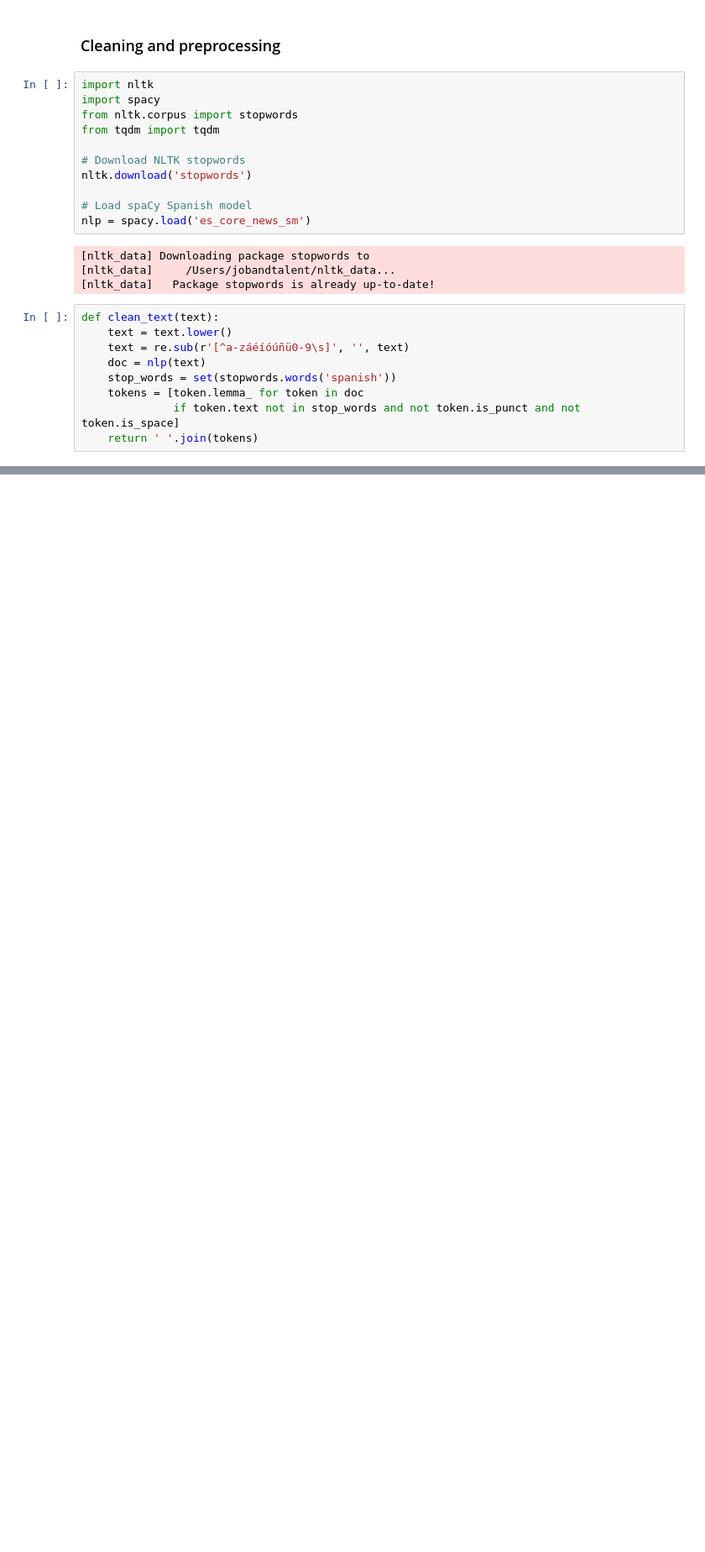
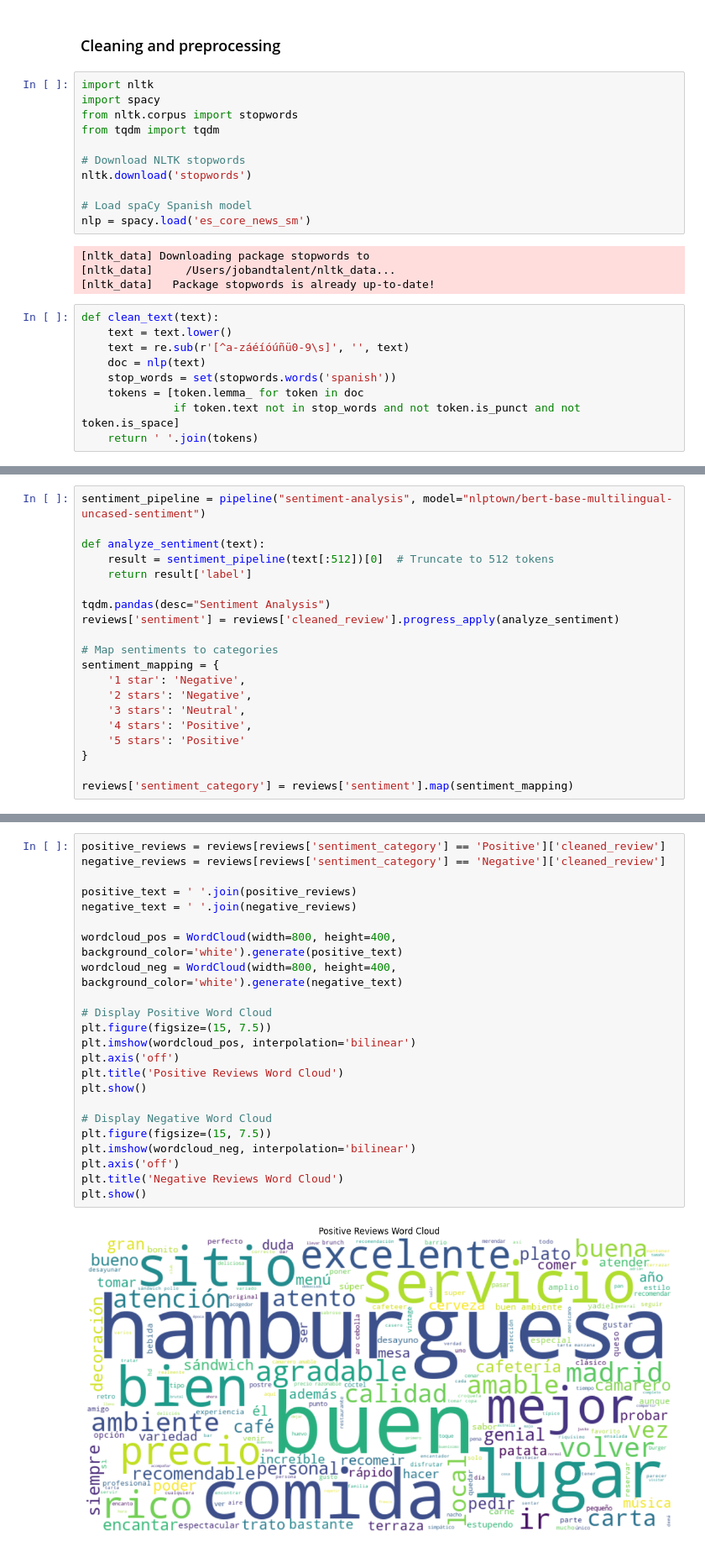
Before and after one commit to EAlmazanG/sensentiment-analysis-reviews, a Jupyter notebook: notebooks/sentiment_analysis.ipynb, the cells around one changed output, grey strips where cells are left out. Shown at 84% size. Drawn from its saved outputs; the diff is of its cells as text; blank space fills up the shorter version.

```diff
--- a/notebooks/sentiment_analysis.ipynb
+++ b/notebooks/sentiment_analysis.ipynb
@@ -228,0 +254,20 @@ display(reviews[['review', 'cleaned_review']].sample(5))
+# %%
+sentiment_pipeline = pipeline("sentiment-analysis", model="nlptown/bert-base-multilingual-uncased-sentiment")
+
+def analyze_sentiment(text):
+    result = sentiment_pipeline(text[:512])[0]  # Truncate to 512 tokens
+    return result['label']
+
+tqdm.pandas(desc="Sentiment Analysis")
+reviews['sentiment'] = reviews['cleaned_review'].progress_apply(analyze_sentiment)
+
+# Map sentiments to categories
+sentiment_mapping = {
+    '1 star': 'Negative',
+    '2 stars': 'Negative',
+    '3 stars': 'Neutral',
+    '4 stars': 'Positive',
+    '5 stars': 'Positive'
+}
+
+reviews['sentiment_category'] = reviews['sentiment'].map(sentiment_mapping)
@@ -228,0 +276,25 @@ display(reviews[['review', 'cleaned_review']].sample(5))
+# %%
+positive_reviews = reviews[reviews['sentiment_category'] == 'Positive']['cleaned_review']
+negative_reviews = reviews[reviews['sentiment_category'] == 'Negative']['cleaned_review']
+
+positive_text = ' '.join(positive_reviews)
+negative_text = ' '.join(negative_reviews)
+
+wordcloud_pos = WordCloud(width=800, height=400, background_color='white').generate(positive_text)
+wordcloud_neg = WordCloud(width=800, height=400, background_color='white').generate(negative_text)
+
+# Display Positive Word Cloud
+plt.figure(figsize=(15, 7.5))
+plt.imshow(wordcloud_pos, interpolation='bilinear')
+plt.axis('off')
+plt.title('Positive Reviews Word Cloud')
+plt.show()
+
+# Display Negative Word Cloud
+plt.figure(figsize=(15, 7.5))
+plt.imshow(wordcloud_neg, interpolation='bilinear')
+plt.axis('off')
+plt.title('Negative Reviews Word Cloud')
+plt.show()
+# %% [output]
+[figure, added]
```
Also changed, not shown: parts of 14 cells of this notebook, 2 other files.
